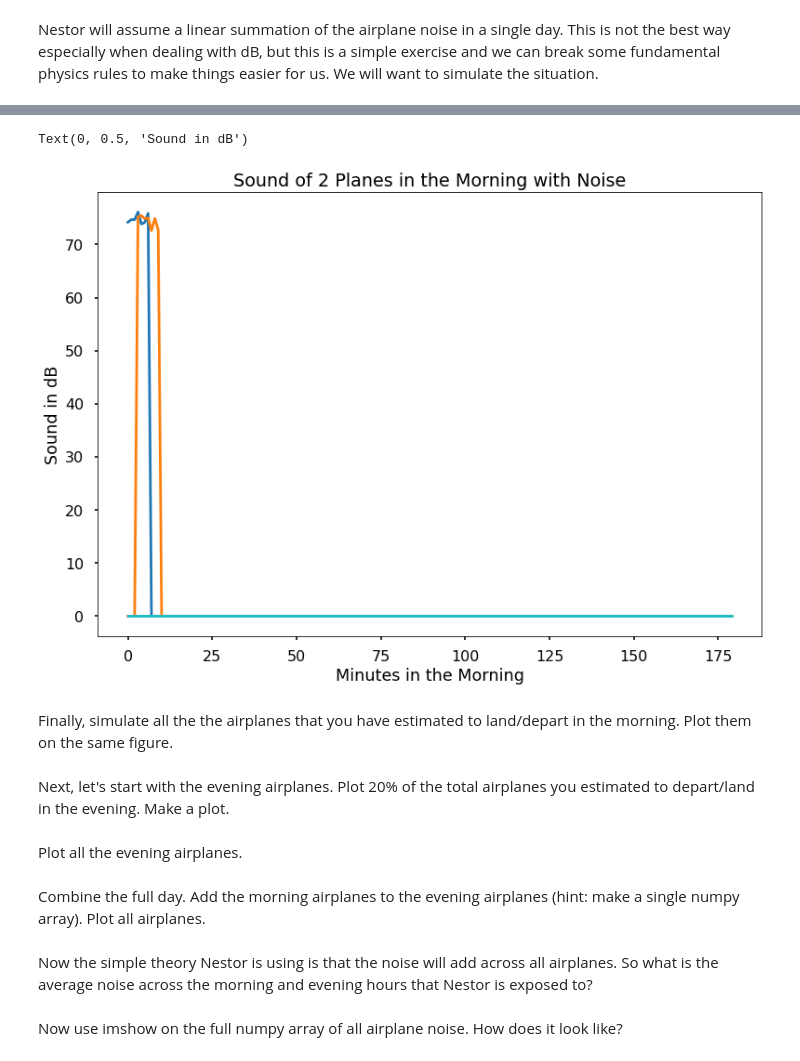
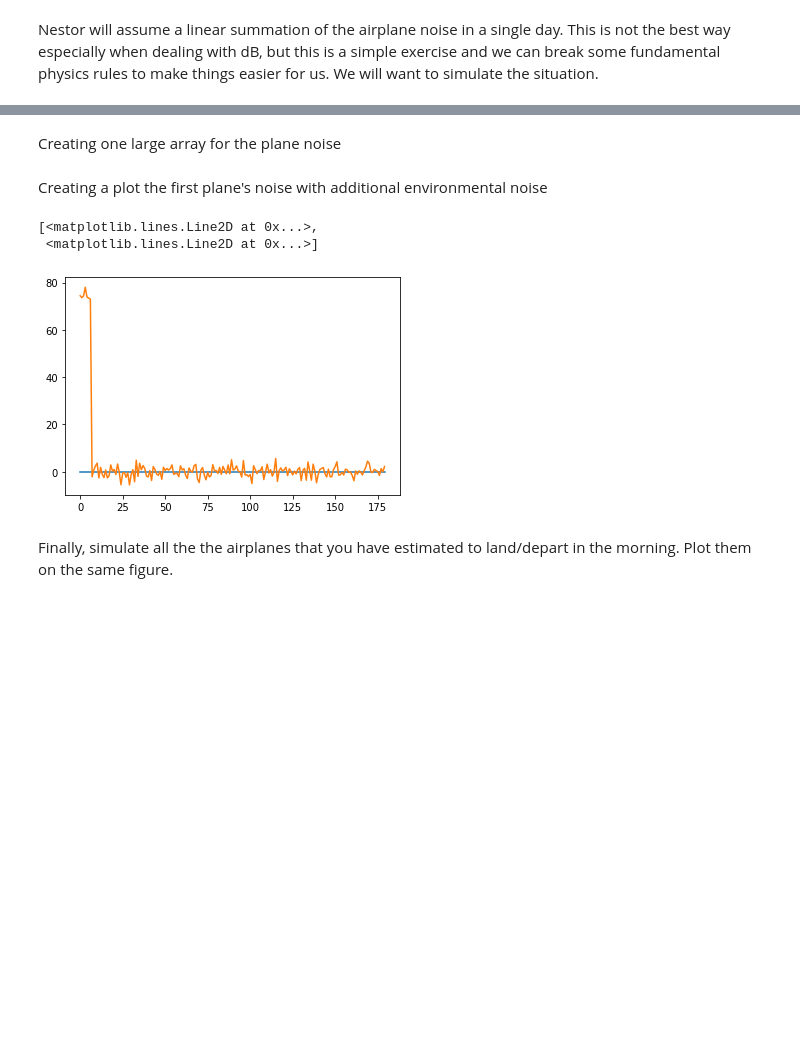
Before and after one commit to kzapalac/PythonTutorials, a Jupyter notebook: tutorial_ex_10/tutorial010Exercise.ipynb, the cells around one changed output, grey strips where cells are left out. Drawn from its saved outputs; the diff is of its cells as text; code cells hidden in the pictures; blank space fills up the shorter version.

Commit message:
I deleted my original code and used a new method to create a graph of 10 planes.

```diff
--- a/tutorial_ex_10/tutorial010Exercise.ipynb
+++ b/tutorial_ex_10/tutorial010Exercise.ipynb
@@ -22,4 +24,3 @@ Nestor will assume a linear summation of the airplane noise in a single day. Thi
 # %%
 import numpy as np
 import matplotlib.pyplot as plt
-plt.style.use('seaborn-poster') # picking our preferred plotting style
@@ -80,10 +27,41 @@ m_plane_db[3:10, 1:2] = plane_noise
-# %%
-plt.plot(m_plane_db);
-plt.title('Sound of 2 Planes in the Morning with Noise')
-plt.xlabel('Minutes in the Morning')
-plt.ylabel('Sound in dB')
-# %% [output]
-Text(0, 0.5, 'Sound in dB')
-[figure, removed]
+# %%
+#morning
+mornMins = 3*60 # hr *min/hr = min
+planeIntervalAM = 3 # how often planes land
+m_planes =  60
+
+#night
+nightMins = 420 #hr*min/hr = min
+planeIntervalPM = 4 #how often planes land
+n_planes = 105 # = n
+
+noysLevel = 75 #how loud each plane is without measurement variability
+noysMinPerPlane = 7 #how long each plane makes noise
+noysVar = 2 #a complete guess about noise variability in the noise level
+# %% [markdown]
+Creating one large array for the plane noise
+# %%
+planeNoys = np.zeros([mornMins, 1]) # creating a large array for the morning to insert all planes
+# %% [markdown]
+Creating a plot the first plane's noise with additional environmental noise
+# %%
+#figure out start and stop of the first plane
+planeIndex = 0 # THIS IS THE ONLY THING WE SHOULD NEED TO CHANGE
+start = planeIndex*planeIntervalAM
+stop = start + noysMinPerPlane
+
+#make the noise profile\nextPLaneNoys = np.zeros((mornMins, 1))
+nextPlaneNoys = np.zeros((mornMins, 1)) # make reusable numpy array to hold the plane noise and environmental noise
+nextPlaneNoys[start:stop, :] = noysLevel # insert the uncorrupted plane noise for plane 1
+envNoys = noysVar*np.random.randn(mornMins, 1) # create environmental noise array with same dimensions as
+nextPlaneNoys = nextPlaneNoys + envNoys
+
+#append it tour "all planes" array
+planeNoys = np.hstack((planeNoys, nextPlaneNoys))
+plt.plot(planeNoys)
+# %% [output]
+[<matplotlib.lines.Line2D at 0x...>,
+ <matplotlib.lines.Line2D at 0x...>]
+[figure, added]
 # %% [markdown]
 Finally, simulate all the the airplanes that you have estimated to land/depart in the morning. Plot them on the same figure.
@@ -196,10 +67,0 @@ m_plane_db[24:31, 9:10] = plane_noise
-# %% [markdown]
-Next, let's start with the evening airplanes. Plot 20% of the total airplanes you estimated to depart/land in the evening. Make a plot.
-# %% [markdown]
-Plot all the evening airplanes.
-# %% [markdown]
-Combine the full day. Add the morning airplanes to the evening airplanes (hint: make a single numpy array). Plot all airplanes.
-# %% [markdown]
-Now the simple theory Nestor is using is that the noise will add across all airplanes. So what is the average noise across the morning and evening hours that Nestor is exposed to?
-# %% [markdown]
-Now use imshow on the full numpy array of all airplane noise. How does it look like?
```
Also changed, not shown: parts of 20 cells of this notebook.
